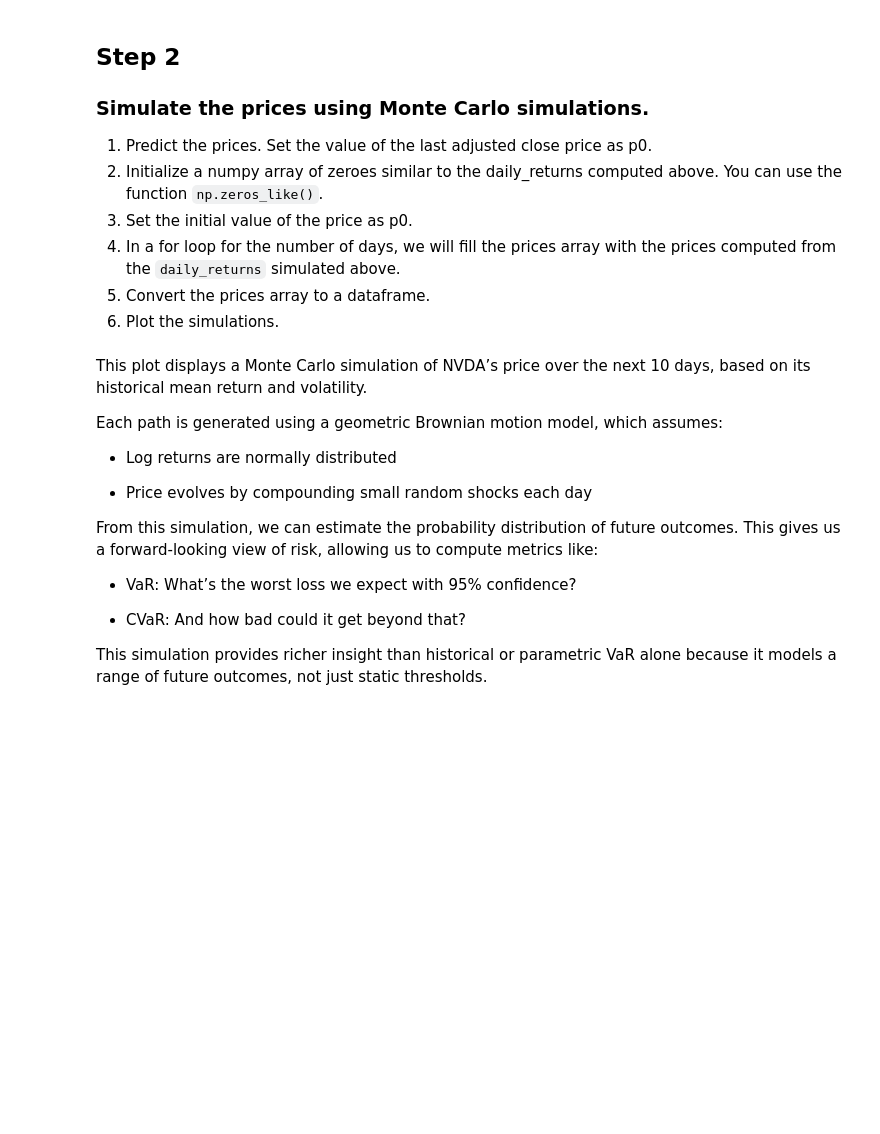
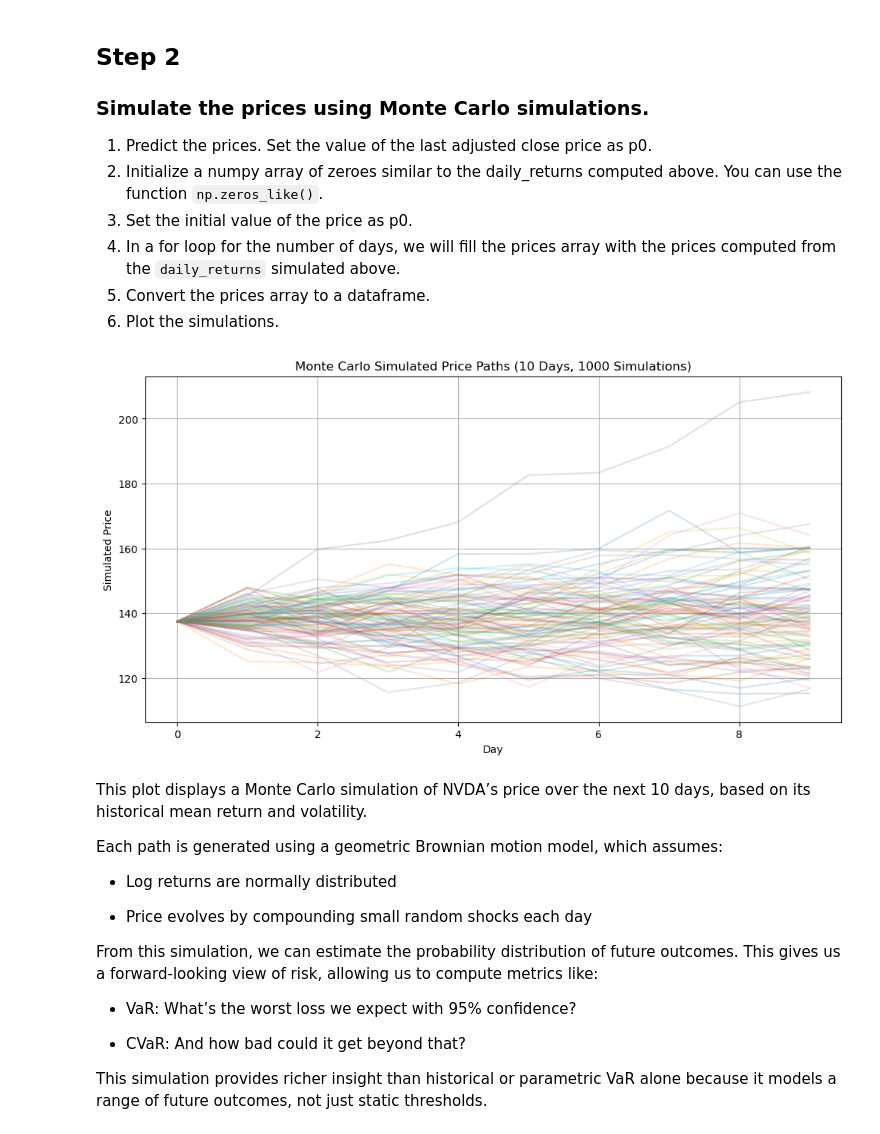
Before and after one commit to Jazz-coder107/Monte-Carlo-VaR-Project, a Jupyter notebook: Monte-Carlo-VaR-Project/Monte-Carlo-VaR-Project.ipynb, the cells around one changed output. Cells and saved outputs as stored; diff of their text form; code cells hidden in the pictures; blank space fills up the shorter version.

```diff
--- a/Monte-Carlo-VaR-Project/Monte-Carlo-VaR-Project.ipynb
+++ b/Monte-Carlo-VaR-Project/Monte-Carlo-VaR-Project.ipynb
@@ -527,28 +575,28 @@ This Monte Carlo approach offers a forward-looking, probability-based view of ri
 5. Convert the prices array to a dataframe.
 6. Plot the simulations.
 # %%
-'''
-Add the code for step 2 here
-'''
+# Monte Carlo Simulation of Stock Prices
 p0 = data1['Close'].iloc[-1]  # Last known price
 prices = np.zeros_like(daily_returns)
 #3. set initial price
 prices[0] = p0
 # 4 fills the price paths
 for t in range(1, n_days):
     prices[t] = prices[t - 1] * daily_returns[t]
 
 #5. Convert prices to dataframe
 price_df = pd.DataFrame(prices)
 
 #6. Plot the simulated price paths
 plt.figure(figsize=(12,6))
 plt.plot(price_df.iloc[:, :100], alpha=0.2)  # plot first 100 simulations
 plt.title("Monte Carlo Simulated Price Paths (10 Days, 1000 Simulations)")
 plt.xlabel("Day")
 plt.ylabel("Simulated Price")
 plt.grid(True)
 plt.show()
+# %% [output]
+[figure, added]
 # %% [markdown]
 This plot displays a Monte Carlo simulation of NVDA’s price over the next 10 days, based on its historical mean return and volatility.
 
```
Also changed, not shown: parts of 13 cells of this notebook.
